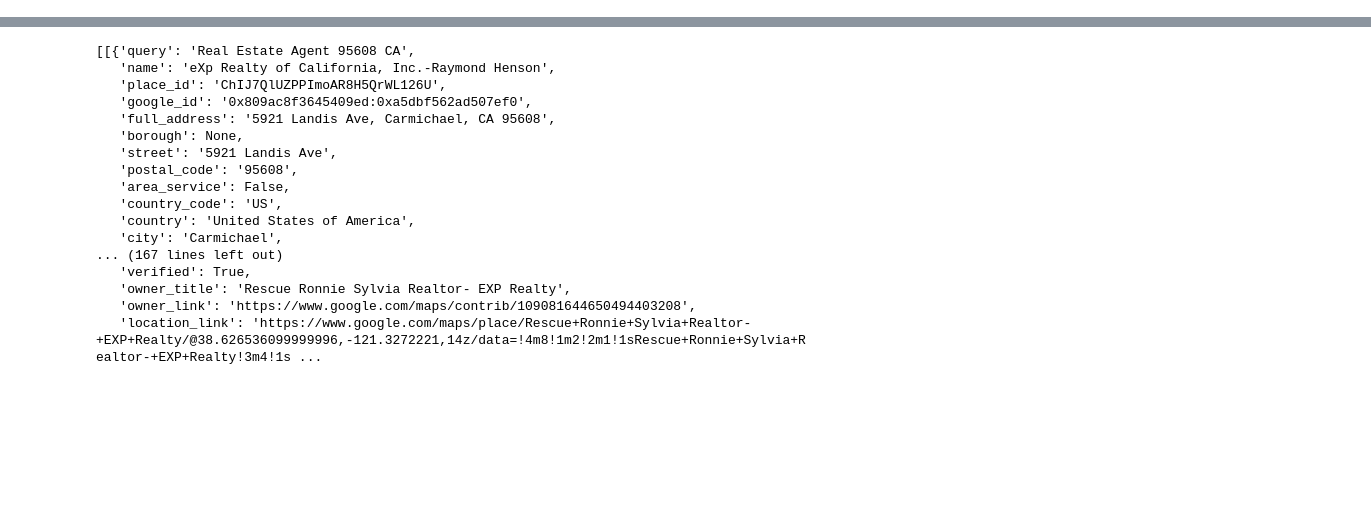
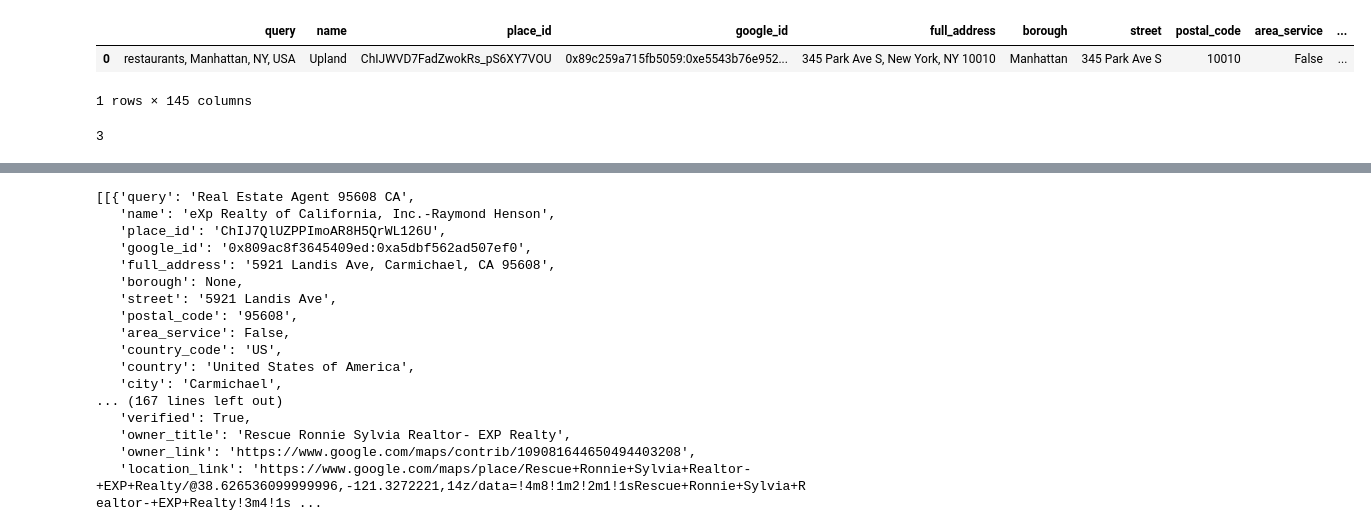
Before and after one commit to SR-Rubel/RajitScraping, a Jupyter notebook: test.ipynb, the cells around one changed output, grey strips where cells are left out. Saved outputs shown, nothing was run; the diff lists cells and outputs as text; code cells hidden in the pictures; blank space fills up the shorter version.

```diff
--- a/test.ipynb
+++ b/test.ipynb
@@ -4,0 +127,4 @@ client = ApiClient(api_key='YXV0aDB8NjMzY2YxNjA0YzdhNjRlOTc4NWY3NTZhfDI3OTAwOGEw
+# %%
+res2 = requests.get(response2['results_location'])
+query2 = res2.json()['data']
+query2
@@ -4,0 +149,17 @@ client = ApiClient(api_key='YXV0aDB8NjMzY2YxNjA0YzdhNjRlOTc4NWY3NTZhfDI3OTAwOGEw
+# %%
+from flatten_json import flatten
+import pandas as pd
+
+df_final = pd.DataFrame()
+
+for i,item in enumerate(query1):
+    flattened_query = flatten(item)
+    df = pd.DataFrame(data=flattened_query,index=[i])
+    df_final = pd.concat([df_final,df],axis=0)
+# %%
+df_final = pd.DataFrame()
+
+for i,item in enumerate(query2):
+    flattened_query = flatten(item)
+    df = pd.DataFrame(data=flattened_query,index=[i])
+    df_final = pd.concat([df_final,df],axis=0)
@@ -4,0 +168,8 @@ client = ApiClient(api_key='YXV0aDB8NjMzY2YxNjA0YzdhNjRlOTc4NWY3NTZhfDI3OTAwOGEw
+# %%
+df = pd.DataFrame(data=flattened_query,index=[0])
+# %%
+df.head()
+# %% [output]
+|  | query | name | place_id | google_id | full_address | borough | street | postal_code | area_service | ... |
+| 0 | restaurants, Manhattan, NY, USA | Upland | ChIJWVD7FadZwokRs_pS6XY7VOU | 0x89c259a715fb5059:0xe5543b76e952... | 345 Park Ave S, New York, NY 10010 | Manhattan | 345 Park Ave S | 10010 | False | ... |
+1 rows × 145 columns
@@ -4,0 +178,4 @@ client = ApiClient(api_key='YXV0aDB8NjMzY2YxNjA0YzdhNjRlOTc4NWY3NTZhfDI3OTAwOGEw
+# %%
+len(res.json())
+# %% [output]
+3
```
Also changed, not shown: parts of 17 cells of this notebook, 4 other files.
